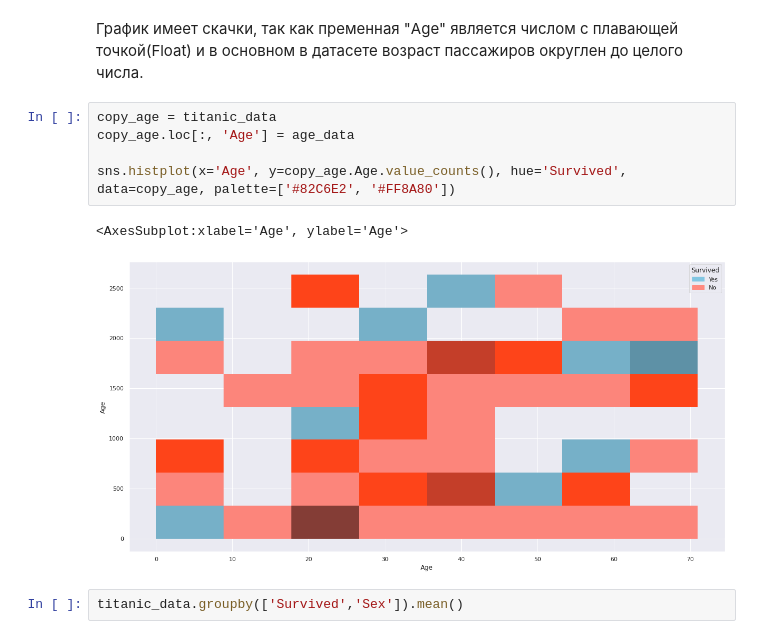
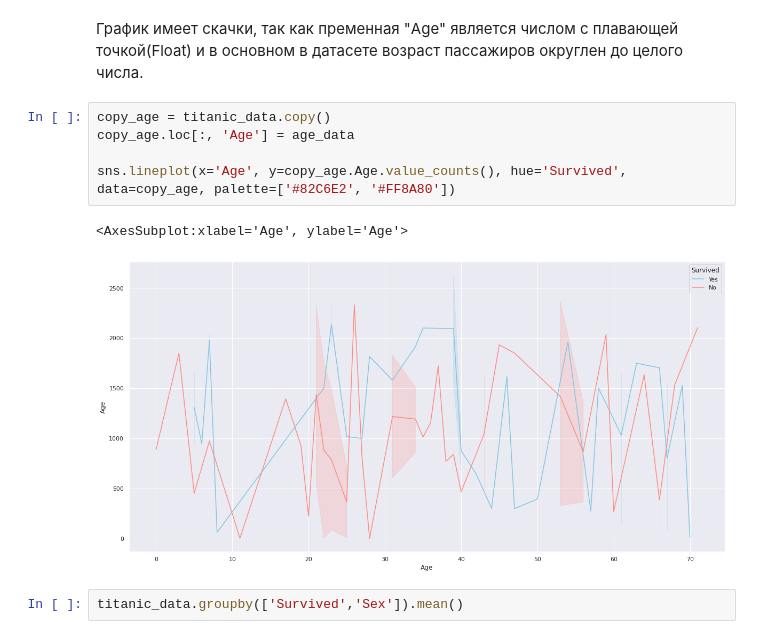
Before and after one commit to th0m45y3/emel, a Jupyter notebook: eda.ipynb, the cells around one changed output. Drawn from its saved outputs; the diff is of its cells as text.

```diff
--- a/eda.ipynb
+++ b/eda.ipynb
@@ -291,13 +291,13 @@ sns.countplot(x=age_data.index, data=age_data)
 # %% [markdown]
 График имеет скачки, так как пременная "Age" является числом с плавающей точкой(Float) и в основном в датасете возраст пассажиров округлен до целого числа.
 # %%
-copy_age = titanic_data
+copy_age = titanic_data.copy()
 copy_age.loc[:, 'Age'] = age_data
 
-sns.histplot(x='Age', y=copy_age.Age.value_counts(), hue='Survived', data=copy_age, palette=['#82C6E2', '#FF8A80'])
+sns.lineplot(x='Age', y=copy_age.Age.value_counts(), hue='Survived', data=copy_age, palette=['#82C6E2', '#FF8A80'])
 # %% [output]
 <AxesSubplot:xlabel='Age', ylabel='Age'>
-[figure, old version]
+[figure, new version]
 # %%
 titanic_data.groupby(['Survived','Sex']).mean()
 # %% [output]
```
Also changed, not shown: parts of 6 cells of this notebook.
